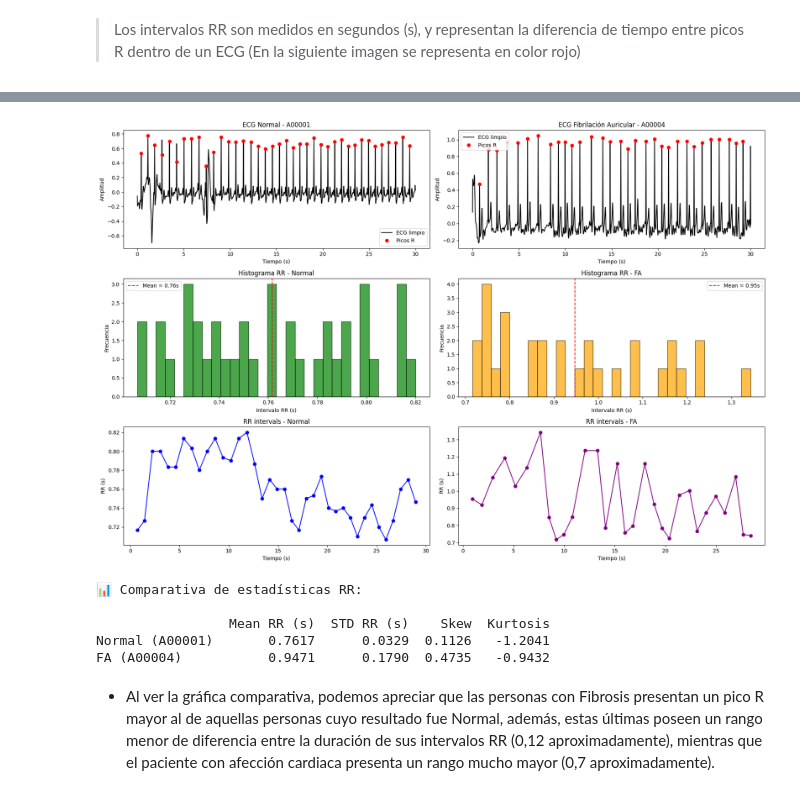
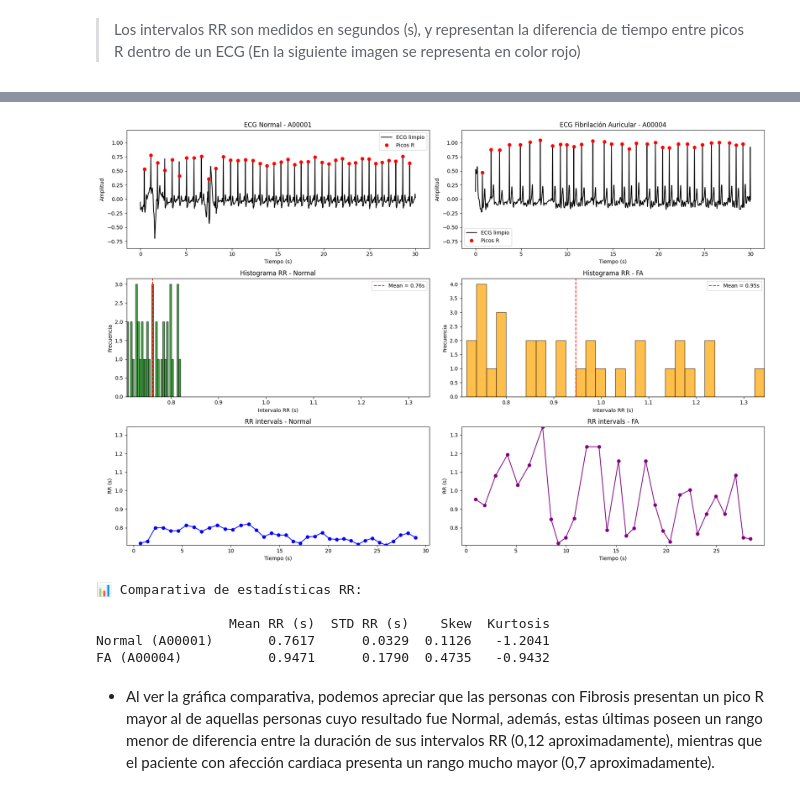
Before and after one commit to maxmigue/machineLearning, a Jupyter notebook: ProyectoFinalML.ipynb, the cells around one changed output, grey strips where cells are left out. Saved outputs shown, nothing was run; the diff lists cells and outputs as text; code cells hidden in the pictures.

```diff
--- a/ProyectoFinalML.ipynb
+++ b/ProyectoFinalML.ipynb
@@ -87,11 +87,11 @@ def procesar_ecg(record_path):
     rr = np.diff(r_peaks) / fs
     return ecg_clean, r_peaks, rr, fs
 
-# Cargar ambos registros (Normal y Fibrosis Auricular)
+# Cargar ambos registros (Normal y Fibrilación Auricular)
 ecg_normal, rpeaks_n, rr_n, fs_n = procesar_ecg('./data/ProyectoFinal/training2017/A00001')
 ecg_afib,  rpeaks_a, rr_a, fs_a = procesar_ecg('./data/ProyectoFinal/training2017/A00004')
 
-# Estadísticas
+# Estadísticas RR
 def stats(rr):
     return {
         'Mean RR (s)': np.mean(rr),
@@ -108,7 +108,20 @@ df_stats = pd.DataFrame([stats_n, stats_a], index=["Normal (A00001)", "FA (A0000
 
 plt.figure(figsize=(18, 12))
 
-# ECG limpios
+# Escalas comunes
+min_rr = min(min(rr_n), min(rr_a))
+max_rr = max(max(rr_n), max(rr_a))
+min_rr_y = min_rr
+max_rr_y = max_rr
+
+# Escala amplitud ECG
+ecg_min = min(np.min(ecg_normal), np.min(ecg_afib))
+ecg_max = max(np.max(ecg_normal), np.max(ecg_afib))
+ecg_margin = 0.1 * (ecg_max - ecg_min)
+ylim_min = ecg_min - ecg_margin
+ylim_max = ecg_max + ecg_margin
+
+# ECG Normal
 plt.subplot(3, 2, 1)
 time_n = np.arange(len(ecg_normal)) / fs_n
 plt.plot(time_n, ecg_normal, label="ECG limpio", color='black')
@@ -116,8 +129,10 @@ plt.plot(rpeaks_n / fs_n, ecg_normal[rpeaks_n], 'ro', label="Picos R")
 plt.title("ECG Normal - A00001")
 plt.xlabel("Tiempo (s)")
 plt.ylabel("Amplitud")
+plt.ylim(ylim_min, ylim_max)
 plt.legend()
 
+# ECG FA
 plt.subplot(3, 2, 2)
 time_a = np.arange(len(ecg_afib)) / fs_a
 plt.plot(time_a, ecg_afib, label="ECG limpio", color='black')
@@ -125,47 +140,54 @@ plt.plot(rpeaks_a / fs_a, ecg_afib[rpeaks_a], 'ro', label="Picos R")
 plt.title("ECG Fibrilación Auricular - A00004")
 plt.xlabel("Tiempo (s)")
 plt.ylabel("Amplitud")
+plt.ylim(ylim_min, ylim_max)
 plt.legend()
 
-# Histogramas RR
+# Histograma RR Normal
 plt.subplot(3, 2, 3)
 plt.hist(rr_n, bins=30, color='green', alpha=0.7, edgecolor='black')
 plt.axvline(np.mean(rr_n), color='red', linestyle='--', label=f'Mean = {np.mean(rr_n):.2f}s')
 plt.title("Histograma RR - Normal")
 plt.xlabel("Intervalo RR (s)")
 plt.ylabel("Frecuencia")
+plt.xlim(min_rr, max_rr)
 plt.legend()
 
+# Histograma RR FA
 plt.subplot(3, 2, 4)
 plt.hist(rr_a, bins=30, color='orange', alpha=0.7, edgecolor='black')
 plt.axvline(np.mean(rr_a), color='red', linestyle='--', label=f'Mean = {np.mean(rr_a):.2f}s')
 plt.title("Histograma RR - FA")
 plt.xlabel("Intervalo RR (s)")
 plt.ylabel("Frecuencia")
+plt.xlim(min_rr, max_rr)
 plt.legend()
 
-# Variabilidad RR
+# RR Intervals Normal
 plt.subplot(3, 2, 5)
 plt.plot(np.cumsum(rr_n), rr_n, marker='o', linestyle='-', color='blue')
 plt.title("RR intervals - Normal")
 plt.xlabel("Tiempo (s)")
 plt.ylabel("RR (s)")
+plt.ylim(min_rr_y, max_rr_y)
 
+# RR Intervals FA
 plt.subplot(3, 2, 6)
 plt.plot(np.cumsum(rr_a), rr_a, marker='o', linestyle='-', color='purple')
 plt.title("RR intervals - FA")
 plt.xlabel("Tiempo (s)")
 plt.ylabel("RR (s)")
+plt.ylim(min_rr_y, max_rr_y)
 
 plt.tight_layout()
 plt.show()
 
-# ----------- COMPARATIVA -----------
+# ----------- COMPARATIVA DE ESTADÍSTICAS -----------
 
 print("\n📊 Comparativa de estadísticas RR:\n")
 print(df_stats.round(4))
 # %% [output]
-[figure, old version]
+[figure, new version]
 📊 Comparativa de estadísticas RR:
 
                  Mean RR (s)  STD RR (s)    Skew  Kurtosis
```
Also changed, not shown: parts of 4 cells of this notebook, 3 other files.
